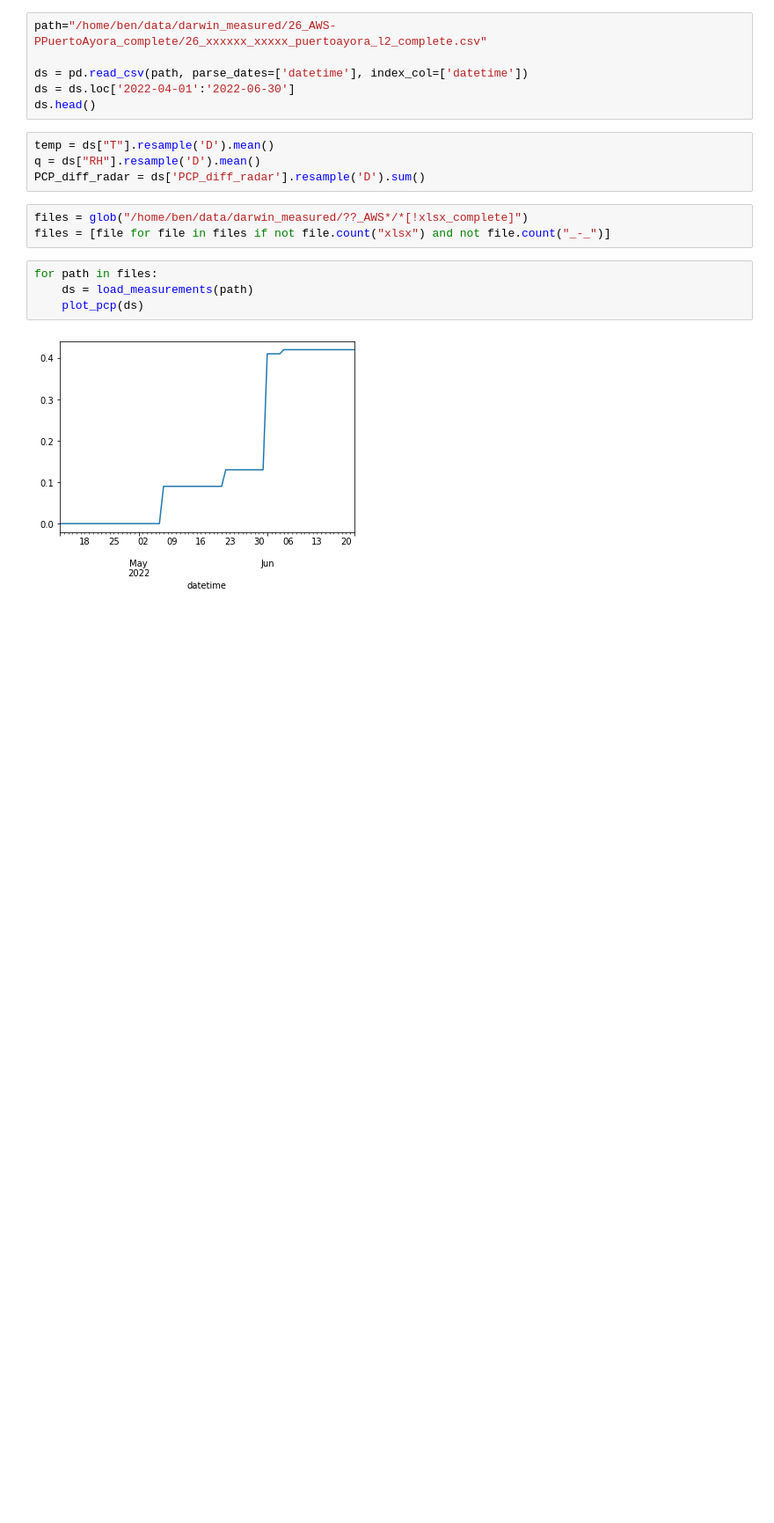
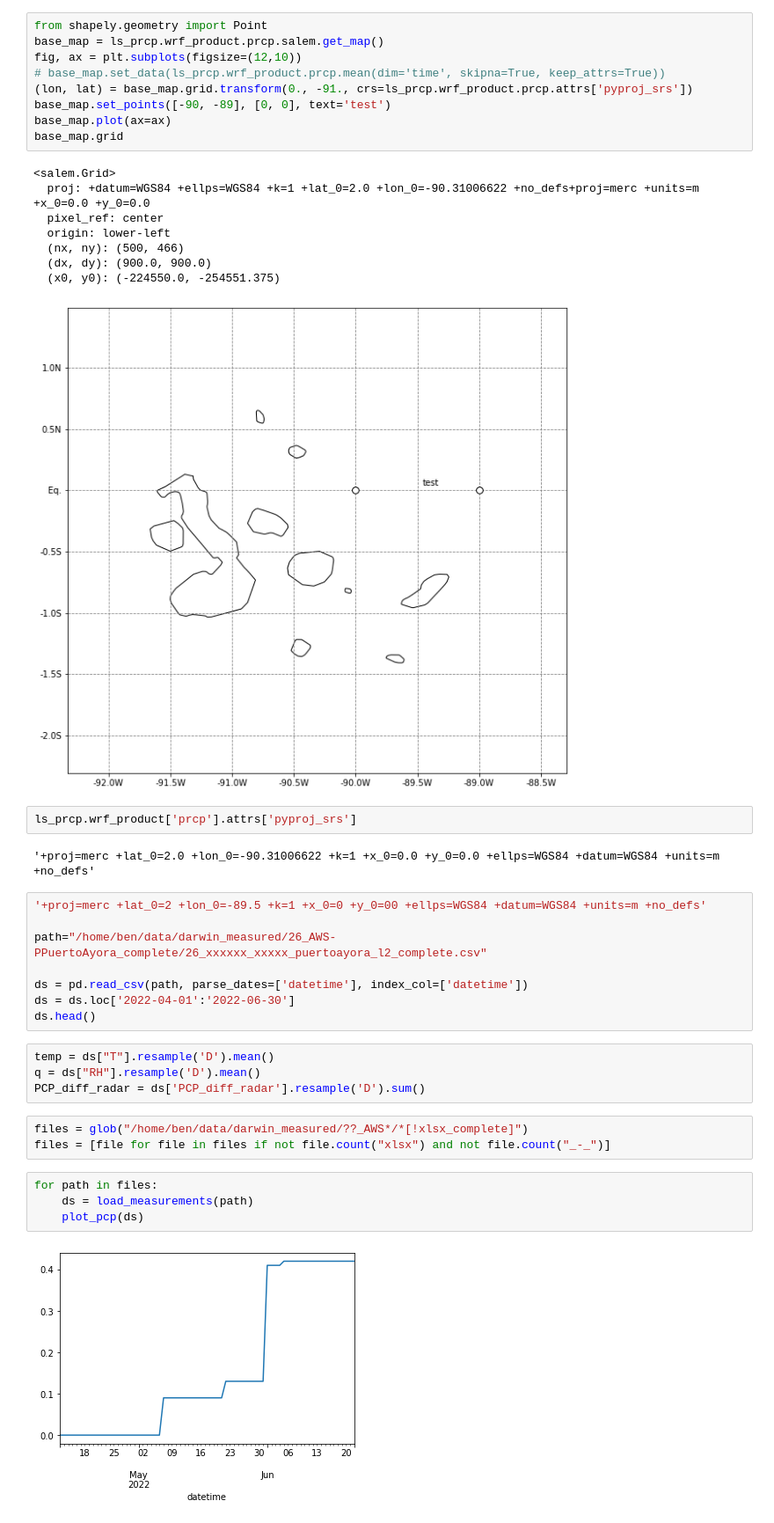
Before and after one commit to benatouba/darwin, a Jupyter notebook: analysis_of_measurements.ipynb, the cells around one changed output. Shown at 88% size. Saved outputs shown, nothing was run; the diff lists cells and outputs as text; blank space fills up the shorter version.

```diff
--- a/analysis_of_measurements.ipynb
+++ b/analysis_of_measurements.ipynb
@@ -22,4 +14,28 @@ ls_prcp.plot_stations()
+# %%
+from shapely.geometry import Point
+base_map = ls_prcp.wrf_product.prcp.salem.get_map()
+fig, ax = plt.subplots(figsize=(12,10))
+# base_map.set_data(ls_prcp.wrf_product.prcp.mean(dim='time', skipna=True, keep_attrs=True))
+(lon, lat) = base_map.grid.transform(0., -91., crs=ls_prcp.wrf_product.prcp.attrs['pyproj_srs'])
+base_map.set_points([-90, -89], [0, 0], text='test')
+base_map.plot(ax=ax)
+base_map.grid
+# %% [output]
+<salem.Grid>
+  proj: +datum=WGS84 +ellps=WGS84 +k=1 +lat_0=2.0 +lon_0=-90.31006622 +no_defs+proj=merc +units=m +x_0=0.0 +y_0=0.0
+  pixel_ref: center
+  origin: lower-left
+  (nx, ny): (500, 466)
+  (dx, dy): (900.0, 900.0)
+  (x0, y0): (-224550.0, -254551.375)
+[figure, added]
+# %%
+ls_prcp.wrf_product['prcp'].attrs['pyproj_srs']
+# %% [output]
+'+proj=merc +lat_0=2.0 +lon_0=-90.31006622 +k=1 +x_0=0.0 +y_0=0.0 +ellps=WGS84 +datum=WGS84 +units=m +no_defs'
 # %%
+'+proj=merc +lat_0=2 +lon_0=-89.5 +k=1 +x_0=0 +y_0=00 +ellps=WGS84 +datum=WGS84 +units=m +no_defs'
+
 path="/home/ben/data/darwin_measured/26_AWS-PPuertoAyora_complete/26_xxxxxx_xxxxx_puertoayora_l2_complete.csv"
 
 ds = pd.read_csv(path, parse_dates=['datetime'], index_col=['datetime'])
```
Also changed, not shown: parts of 1 cell of this notebook, 1 other file.
